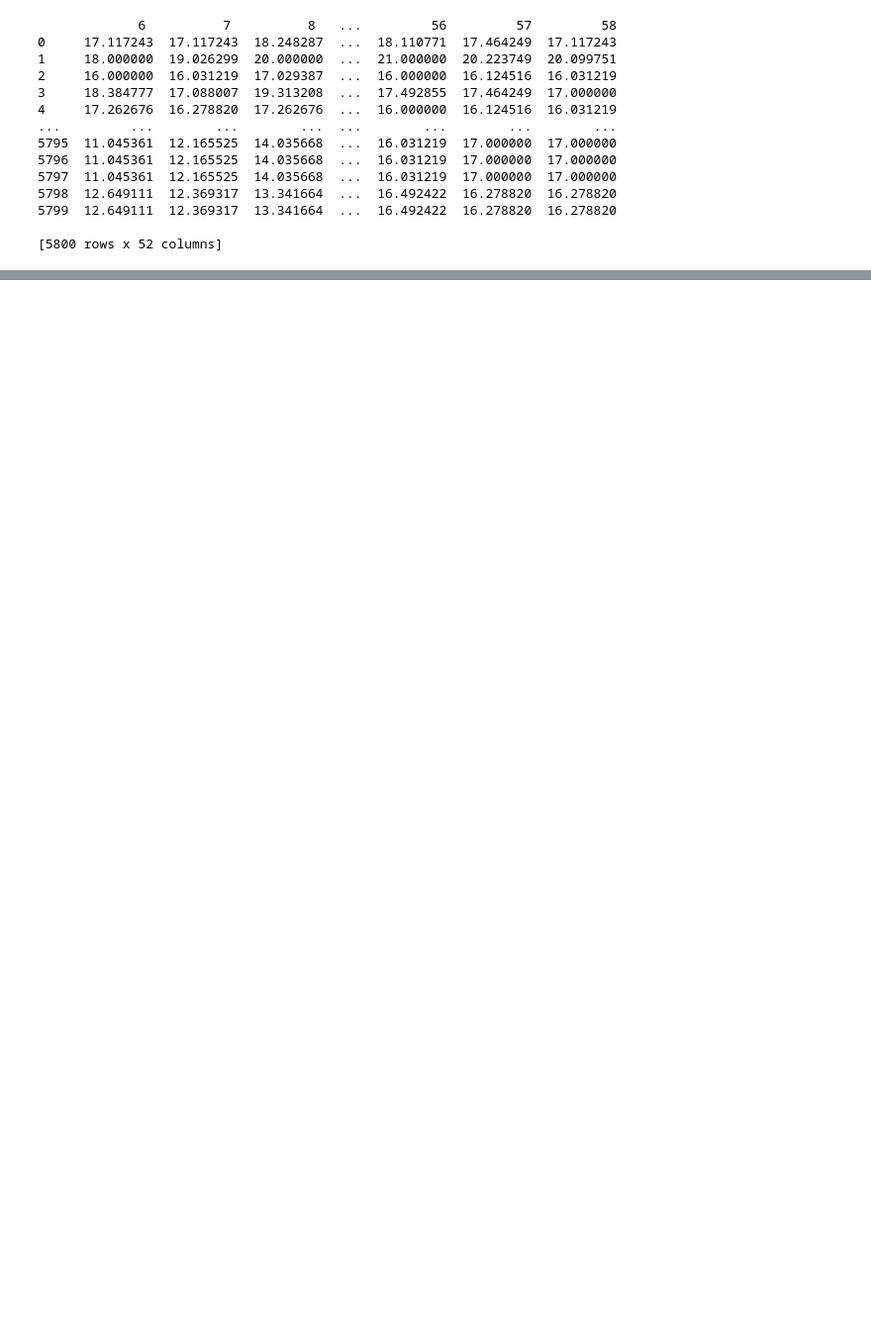
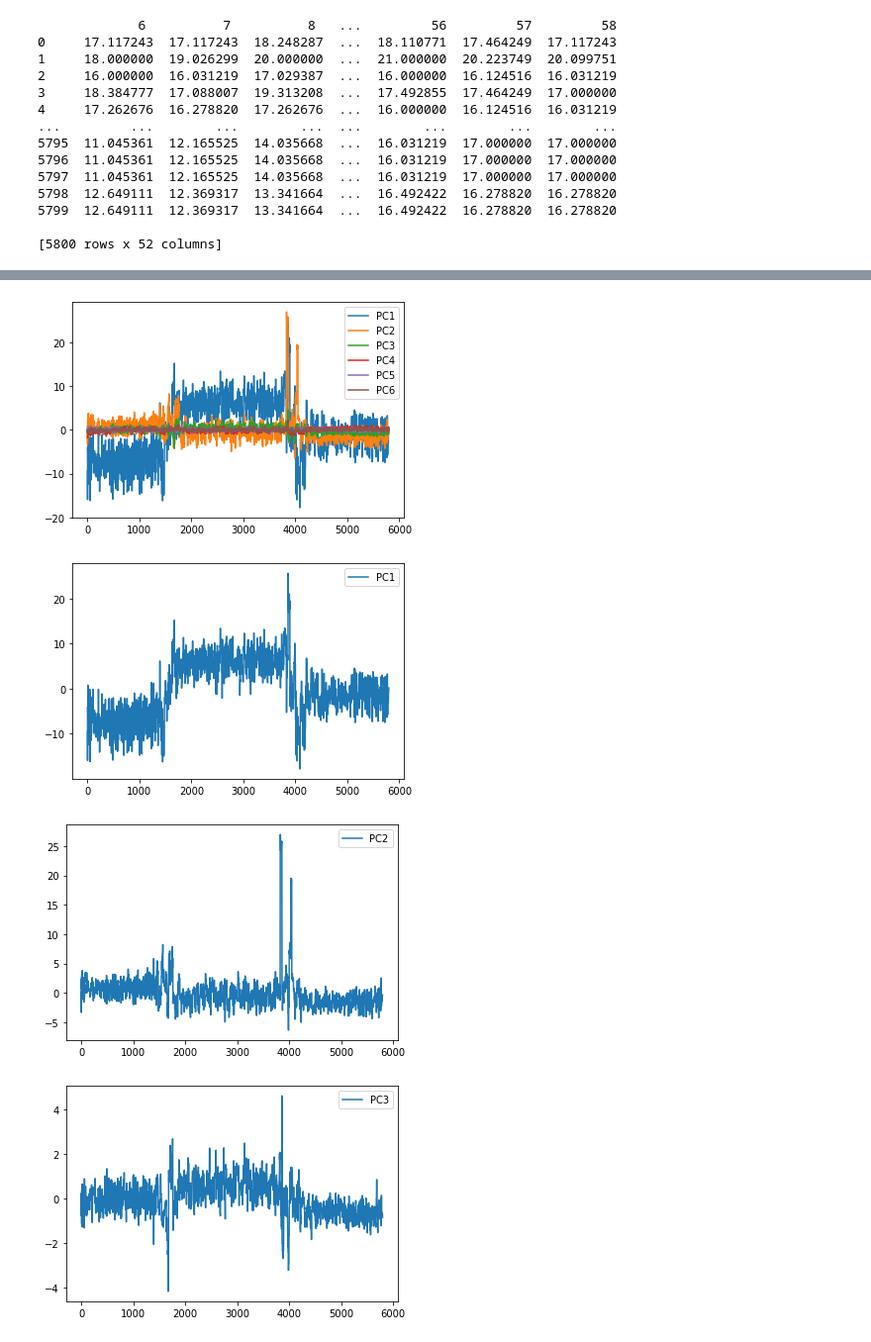
Before and after one commit to Surya291/WiFi_Sensing_2.0, a Jupyter notebook: Code/Expt2/exp2.ipynb, the cells around one changed output, grey strips where cells are left out. Shown at 99% size. Cells and saved outputs as stored; diff of their text form; code cells hidden in the pictures; blank space fills up the shorter version.

```diff
--- a/Code/Expt2/exp2.ipynb
+++ b/Code/Expt2/exp2.ipynb
@@ -170,0 +268,9 @@ Int64Index([ 6,  7,  8,  9, 10, 11, 12, 13, 14, 15, 16, 17, 18, 19, 20, 21, 22,
+# %%
+from sklearn.preprocessing import StandardScaler
+from sklearn.decomposition import PCA
+
+SC = StandardScaler()
+csi_mod_2 = SC.fit_transform(csi_mod)
+pca = PCA(n_components=6)
+PC = pca.fit_transform(csi_mod_2)
+#PC = SC.fit_transform(PC)
@@ -170,0 +281,12 @@ Int64Index([ 6,  7,  8,  9, 10, 11, 12, 13, 14, 15, 16, 17, 18, 19, 20, 21, 22,
+# %%
+columns = [f'PC{i+1}' for i in range(6)]
+df_PC = pd.DataFrame(PC, columns=columns)
+
+df_PC.plot()
+for i in range(6):
+  df_PC.plot(y=[i])
+# %% [output]
+[figure, added]
+[figure, added]
+[figure, added]
+[figure, added]
```
Also changed, not shown: parts of 15 cells of this notebook.
